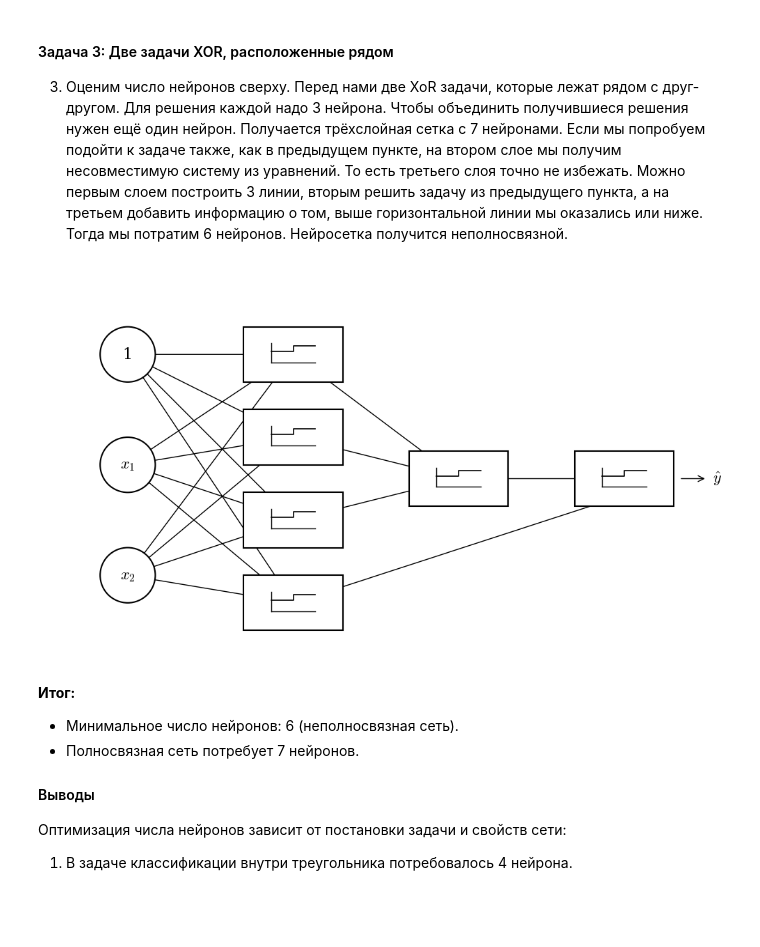
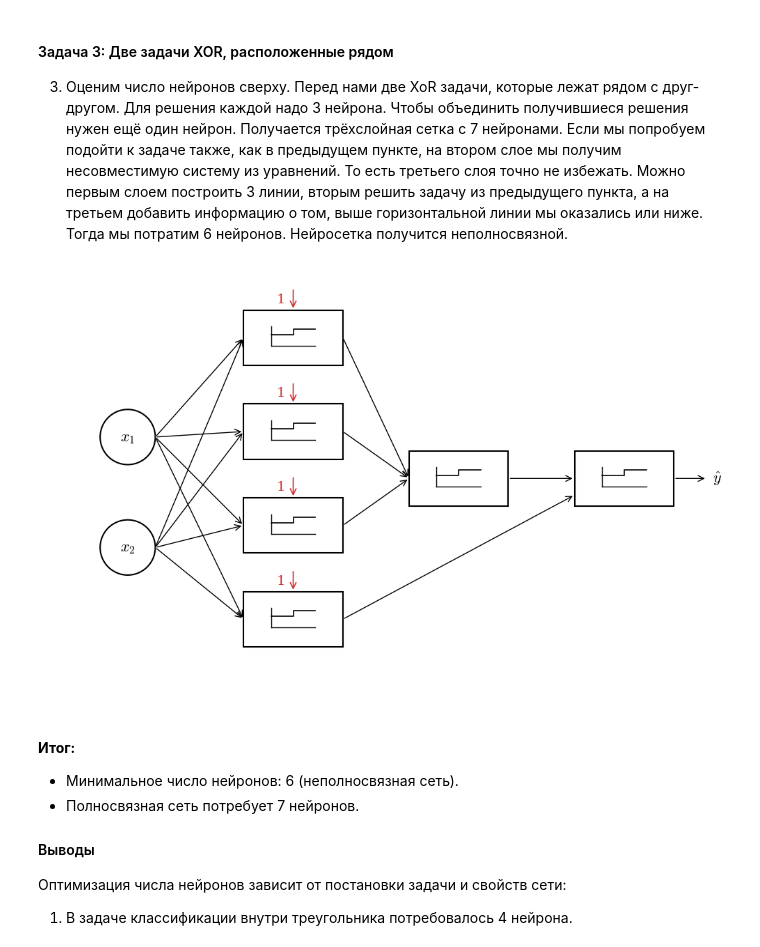
Before and after one commit to CodeHunterOfficial/ArabovMKDeep, a Jupyter notebook: DL-2026/Lecture_1/Lecture_1_Introduction_to_Neural_Networks.ipynb, the cells around one changed output. Saved outputs shown, nothing was run; the diff lists cells and outputs as text; code cells hidden in the pictures; blank space fills up the shorter version.

```diff
--- a/DL-2026/Lecture_1/Lecture_1_Introduction_to_Neural_Networks.ipynb
+++ b/DL-2026/Lecture_1/Lecture_1_Introduction_to_Neural_Networks.ipynb
@@ -3028,15 +3026,16 @@ plt.rcParams['mathtext.fontset'] = 'cm'
 plt.rcParams['font.family'] = 'serif'
 
 # Настройка фигуры
-fig, ax = plt.subplots(figsize=(10, 6))
+fig, ax = plt.subplots(figsize=(10, 7))
 ax.set_xlim(0, 12)
-ax.set_ylim(0, 7)
+ax.set_ylim(0, 8)
 ax.axis('off')
 
 # Параметры
 lw_shape = 1.5
 lw_line = 1.0
 arrow_props = dict(arrowstyle='->', lw=lw_line, color='black', mutation_scale=15)
+color_bias = '#D32F2F' # Красный цвет для базисов
 
 # Функция для отрисовки ступеньки внутри прямоугольника
 def draw_step_function(cx, cy):
@@ -3052,31 +3051,45 @@ x_h1 = 4.5
 x_h2 = 7.5
 x_out = 10.5
 
-y_in = [5.5, 3.5, 1.5]
-y_h1 = [5.5, 4.0, 2.5, 1.0]
-y_h2 = 3.25
-y_out = 3.25
+# Входы
+y_in = [5.0, 3.0]
+# Первый скрытый слой (увеличили расстояние между блоками)
+y_h1 = [6.8, 5.1, 3.4, 1.7]
+y_h2 = 4.25
+y_out = 4.25
 
 # ==========================================
 # 2. РИСУЕМ СТРЕЛКИ (СВЯЗИ) - zorder=1
 # ==========================================
-# От входов к первому скрытому слою (все со всеми)
+# От входов к первому скрытому слою
 for y_start in y_in:
     for y_end in y_h1:
-        ax.annotate('', xy=(x_h1, y_end), xytext=(x_in, y_start), arrowprops=arrow_props, zorder=1)
+        ax.annotate('', xy=(x_h1 - 0.9, y_end), xytext=(x_in + 0.5, y_start), arrowprops=arrow_props, zorder=1)
 
 # От первого скрытого ко второму скрытому (ТОЛЬКО ПЕРВЫЕ ТРИ)
 for y_start in y_h1[:3]:
-    ax.annotate('', xy=(x_h2, y_h2), xytext=(x_h1, y_start), arrowprops=arrow_props, zorder=1)
+    ax.annotate('', xy=(x_h2 - 0.9, y_h2), xytext=(x_h1 + 0.9, y_start), arrowprops=arrow_props, zorder=1)
 
 # От ЧЕТВЕРТОГО первого скрытого к выходному (напрямую)
-ax.annotate('', xy=(x_out, y_out - 0.3), xytext=(x_h1, y_h1[3]), arrowprops=arrow_props, zorder=1)
+ax.annotate('', xy=(x_out - 0.9, y_out - 0.3), xytext=(x_h1 + 0.9, y_h1[3]), arrowprops=arrow_props, zorder=1)
 
 # От второго скрытого к выходному
-ax.annotate('', xy=(x_out, y_out), xytext=(x_h2, y_h2), arrowprops=arrow_props, zorder=1)
+ax.annotate('', xy=(x_out - 0.9, y_out), xytext=(x_h2 + 0.9, y_h2), arrowprops=arrow_props, zorder=1)
 
 # От выходного к y_hat
-ax.annotate('', xy=(x_out + 1.5, y_out), xytext=(x_out + 1.0, y_out), arrowprops=arrow_props, zorder=1)
+ax.annotate('', xy=(x_out + 1.5, y_out), xytext=(x_out + 0.9, y_out), arrowprops=arrow_props, zorder=1)
+
+# --- КРАСНЫЕ СТРЕЛКИ БАЗИСОВ ДЛЯ ПЕРВОГО СКРЫТОГО СЛОЯ ---
+for y_end in y_h1:
+    # Верхняя граница прямоугольника
+    top_edge = y_end + 0.5
+
+    # Стрелка идет от "воздуха" (top_edge + 0.4) до верхней границы
+    ax.annotate('', xy=(x_h1, top_edge), xytext=(x_h1, top_edge + 0.4),
+                arrowprops=dict(arrowstyle='->', lw=1.2, color=color_bias, mutation_scale=15), zorder=1)
+
+    # Цифра "1" слева от стрелки, по центру её длины
+    ax.text(x_h1 - 0.15, top_edge + 0.2, '1', ha='right', va='center', fontsize=14, color=color_bias, zorder=4)
 
 
 # ==========================================
@@ -3091,39 +3104,37 @@ for y in y_h1:
     ax.add_patch(patches.Rectangle((x_h1 - 0.9, y - 0.5), 1.8, 1.0, fill=True, facecolor='white', edgecolor='black', linewidth=lw_shape, zorder=2))
 
 # Второй скрытый слой (1 прямоугольник)
 ax.add_patch(patches.Rectangle((x_h2 - 0.9, y_h2 - 0.5), 1.8, 1.0, fill=True, facecolor='white', edgecolor='black', linewidth=lw_shape, zorder=2))
 
 # Выходной слой (1 прямоугольник)
 ax.add_patch(patches.Rectangle((x_out - 0.9, y_out - 0.5), 1.8, 1.0, fill=True, facecolor='white', edgecolor='black', linewidth=lw_shape, zorder=2))
 
-
 # ==========================================
 # 4. РИСУЕМ СТУПЕНЬКИ И ТЕКСТ - zorder=3,4
 # ==========================================
 # Ступеньки в первом скрытом слое
 for y in y_h1:
     draw_step_function(x_h1, y)
 
 # Ступенька во втором скрытом слое
 draw_step_function(x_h2, y_h2)
 
 # Ступенька в выходном слое
 draw_step_function(x_out, y_out)
 
-# Текст внутри кругов (ТОЛЬКО $...$)
-ax.text(x_in, y_in[0], '1', ha='center', va='center', fontsize=16, zorder=4)
-ax.text(x_in, y_in[1], r'$x_1$', ha='center', va='center', fontsize=16, zorder=4)
-ax.text(x_in, y_in[2], r'$x_2$', ha='center', va='center', fontsize=16, zorder=4)
+# Текст внутри входных кругов (ТОЛЬКО $...$)
+ax.text(x_in, y_in[0], r'$x_1$', ha='center', va='center', fontsize=16, zorder=4)
+ax.text(x_in, y_in[1], r'$x_2$', ha='center', va='center', fontsize=16, zorder=4)
 
 # Выходная переменная (ТОЛЬКО $...$)
 ax.text(x_out + 1.6, y_out, r'$\hat{y}$', ha='left', va='center', fontsize=16, zorder=4)
 
 # Устанавливаем равные пропорции
 ax.set_aspect('equal')
 plt.tight_layout()
 plt.show()
 # %% [output]
-[figure, old version]
+[figure, new version]
 # %% [markdown]
 
 **Итог:**
```
Also changed, not shown: parts of 2 cells of this notebook.
